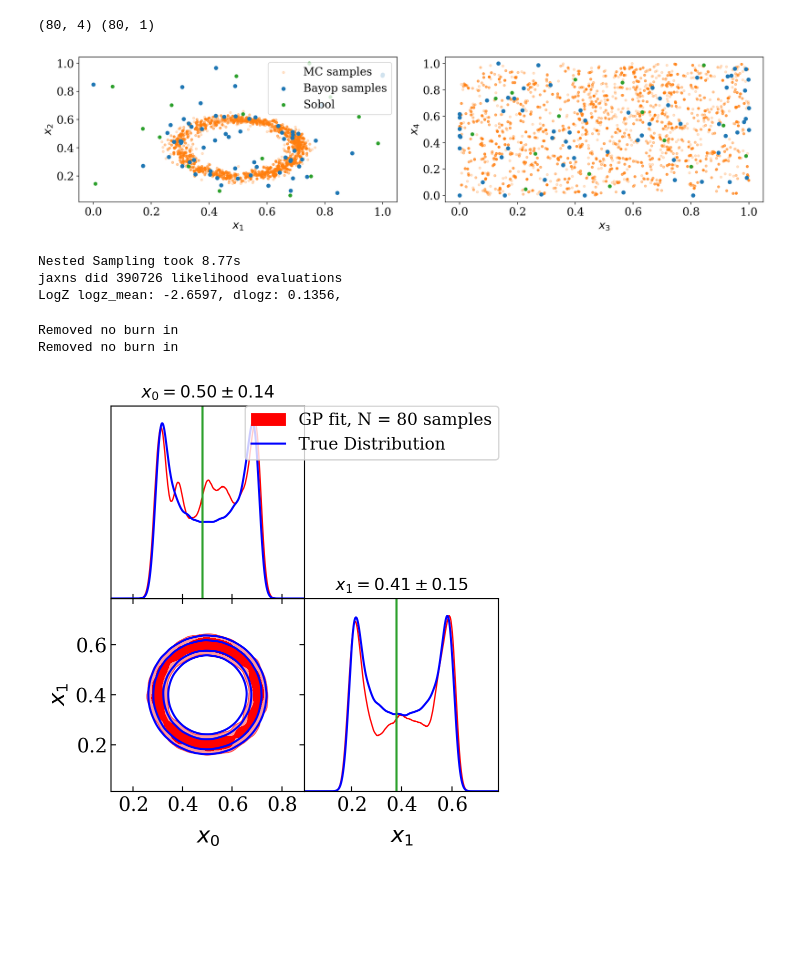
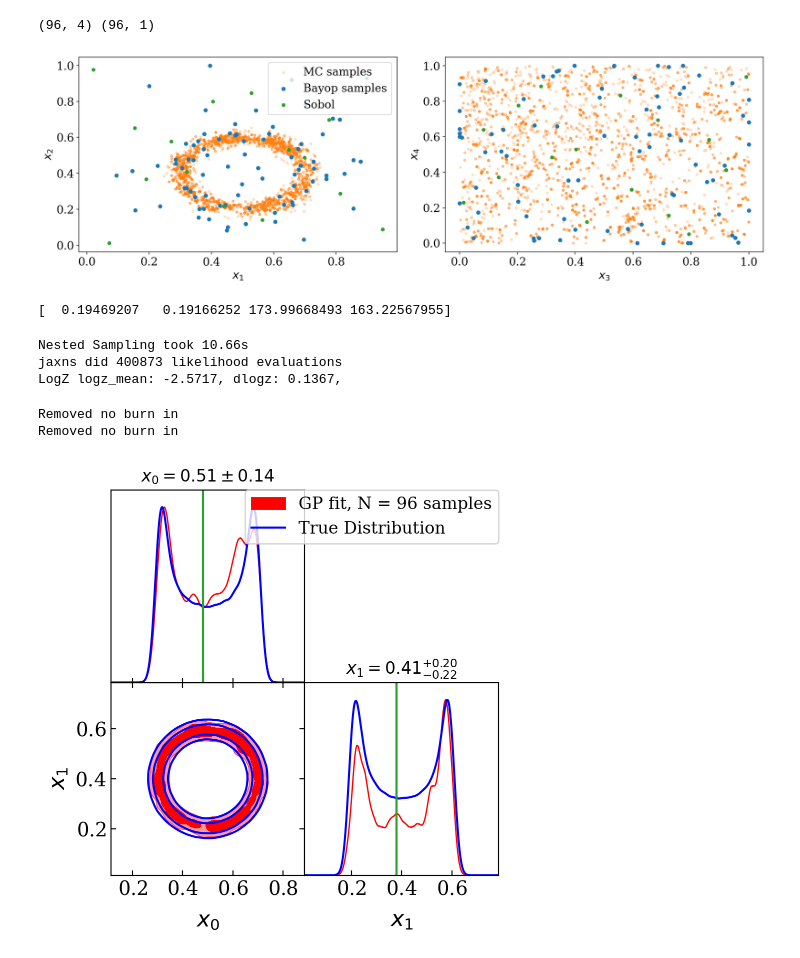
Before and after one commit to Ameek94/BOBE, a Jupyter notebook: examples/Gaussian_Ring.ipynb, the cells around one changed output. Drawn from its saved outputs; the diff is of its cells as text; code cells hidden in the pictures; blank space fills up the shorter version.

```diff
--- a/examples/Gaussian_Ring.ipynb
+++ b/examples/Gaussian_Ring.ipynb
@@ -79,11 +82,11 @@ MCMC elapsed time: 1.60s
 # %%
-nsteps = 64 # 32
+nsteps = 80 # 32
 mc_points_size = 16
 start = time.time()
 
 
-ns_skip = 2
-fit_skip = 2
+ns_skip = 1
+fit_skip = 1
 
 for i in range(nsteps):
     if (i%ns_skip==0):
@@ -254,28 +213,32 @@ Next point at x = [0.30143861 0.44741268 0.16726651 0.74163581] with acquisition
 # %%
 print(gp.train_x.shape,gp.train_y.shape)
 # %% [output]
-(80, 4) (80, 1)
+(96, 4) (96, 1)
 # %%
-fig,ax = plt.subplots(1,int(ndim/2),figsize=(15,4))
+fig,ax = plt.subplots(1,int(ndim/2),figsize=(15,5))
 for i,x in enumerate(ax):
     x.scatter(samples[:,2*i],samples[:,2*i+1],s=10,label='MC samples',color='C1',alpha=0.2)
     x.scatter(train_x[ninit:,2*i],train_x[ninit:,2*i+1],s=25,label='Bayop samples',color='C0')
     x.scatter(train_x[:ninit,2*i],train_x[:ninit,2*i+1],s=20,label='Sobol',color='C2')
     x.set_ylabel(r'$x_{{%i}}$'%(2*i+2))
     x.set_xlabel(r'$x_{{{}}}$'.format(2*i+1))
     # x.axvline(f_mean[2*i],ls='-.',color='k')
     # x.axhline(f_mean[2*i + 1],ls='-.',color='k')
 ax[0].legend()
 fig.tight_layout()
 # %% [output]
-[figure, old version]
+[figure, new version]
+# %%
+print(gp.get_median_lengthscales())
+# %% [output]
+[  0.19469207   0.19166252 173.99668493 163.22567955]
 # %%
 samples, logz_dict = nested_sampling_jaxns(gp,ndim=ndim,dlogz=0.01,num_samples_equal=3000,difficult_model=True)
 print(f"LogZ "+"".join(f"{key}: {value:.4f}, " for key, value in logz_dict.items()))
 # %% [output]
-Nested Sampling took 8.77s
-jaxns did 390726 likelihood evaluations
-LogZ logz_mean: -2.6597, dlogz: 0.1356,
+Nested Sampling took 10.66s
+jaxns did 400873 likelihood evaluations
+LogZ logz_mean: -2.5717, dlogz: 0.1367,
 # %%
 size = int(5e5)
 rs = np.random.normal(loc=mean_r,scale=scale,size=size)
@@ -309,4 +272,4 @@ for i in range(2):
 # %% [output]
 Removed no burn in
 Removed no burn in
-[figure, old version]
+[figure, new version]
```
Also changed, not shown: parts of 3 cells of this notebook, 8 other files.
